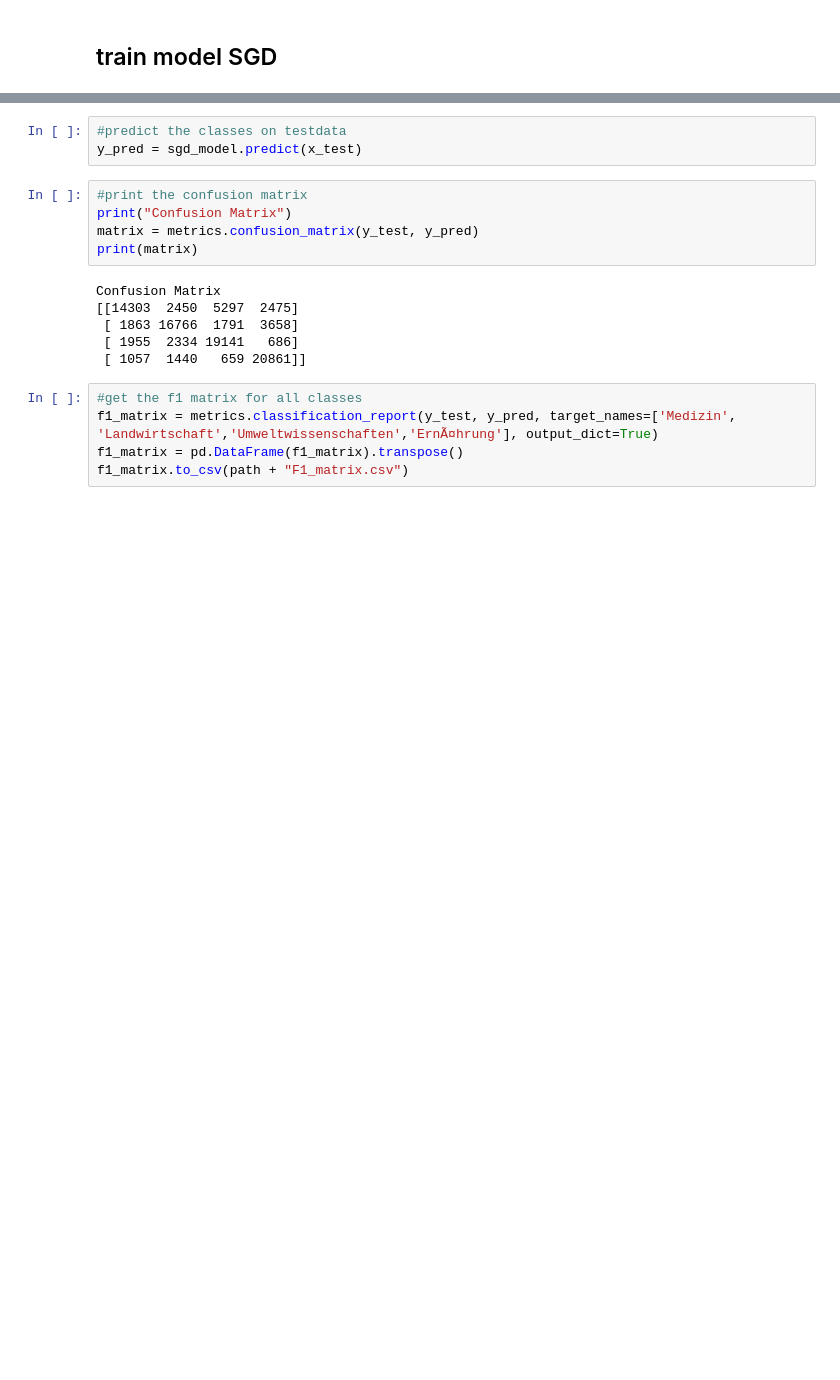
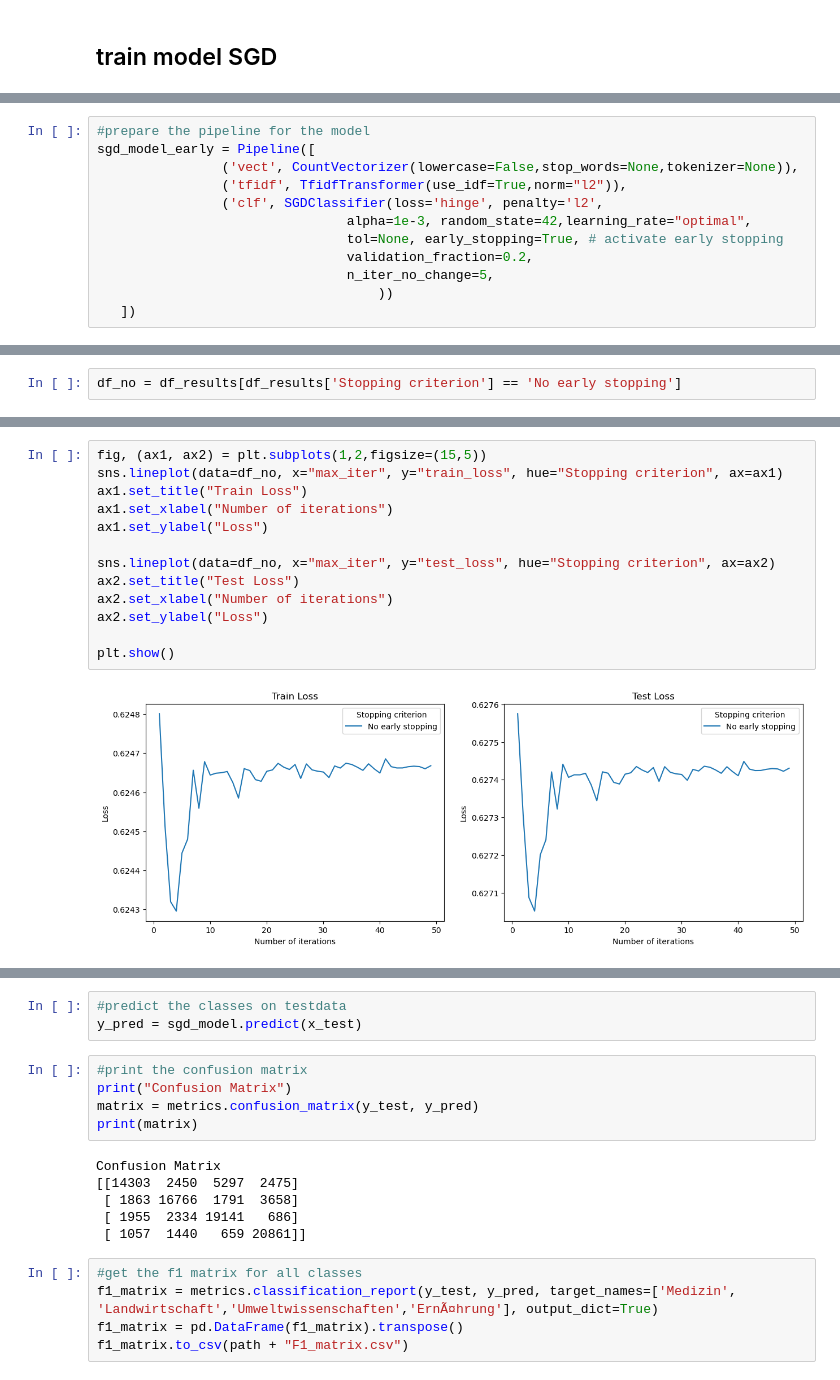
Before and after one commit to mullrich192/BA_text_classification, a Jupyter notebook: code/13_classification_SGD.ipynb, the cells around one changed output, grey strips where cells are left out. Saved outputs shown, nothing was run; the diff lists cells and outputs as text; blank space fills up the shorter version.

```diff
--- a/code/13_classification_SGD.ipynb
+++ b/code/13_classification_SGD.ipynb
@@ -117,0 +155,12 @@ x_train, x_test, y_train, y_test = train_test_split(x,y, test_size=0.25)
+# %%
+#prepare the pipeline for the model
+sgd_model_early = Pipeline([
+                ('vect', CountVectorizer(lowercase=False,stop_words=None,tokenizer=None)),
+                ('tfidf', TfidfTransformer(use_idf=True,norm="l2")),
+                ('clf', SGDClassifier(loss='hinge', penalty='l2',
+                                alpha=1e-3, random_state=42,learning_rate="optimal",
+                                tol=None, early_stopping=True, # activate early stopping
+                                validation_fraction=0.2,
+                                n_iter_no_change=5,
+                                    ))
+   ])
@@ -126,0 +276,2 @@ sgd_model = Pipeline([
+# %%
+df_no = df_results[df_results['Stopping criterion'] == 'No early stopping']
@@ -126,0 +302,15 @@ sgd_model = Pipeline([
+# %%
+fig, (ax1, ax2) = plt.subplots(1,2,figsize=(15,5))
+sns.lineplot(data=df_no, x="max_iter", y="train_loss", hue="Stopping criterion", ax=ax1)
+ax1.set_title("Train Loss")
+ax1.set_xlabel("Number of iterations")
+ax1.set_ylabel("Loss")
+
+sns.lineplot(data=df_no, x="max_iter", y="test_loss", hue="Stopping criterion", ax=ax2)
+ax2.set_title("Test Loss")
+ax2.set_xlabel("Number of iterations")
+ax2.set_ylabel("Loss")
+
+plt.show()
+# %% [output]
+[figure, added]
```
Also changed, not shown: parts of 23 cells of this notebook, 12 other files.
